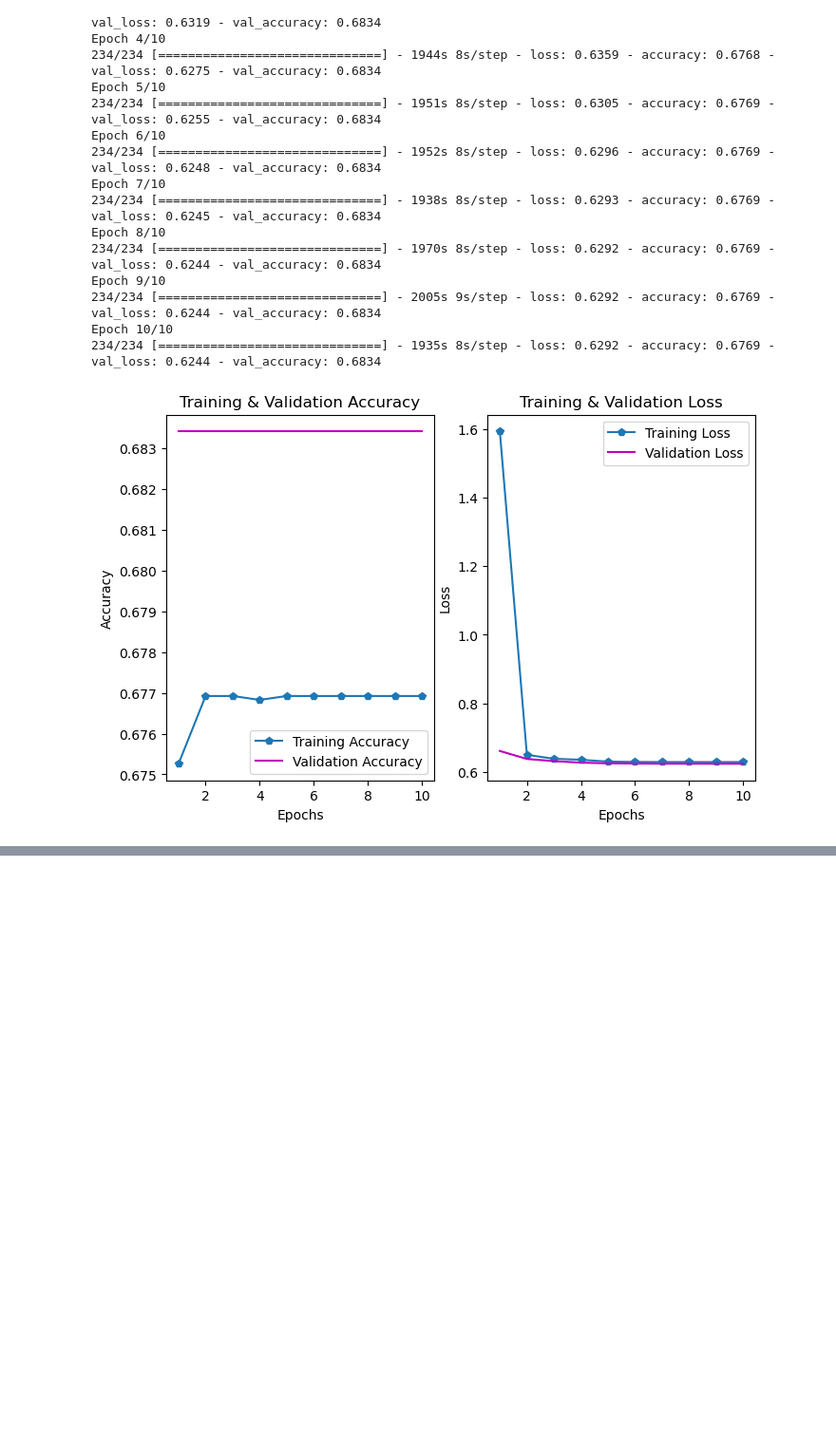
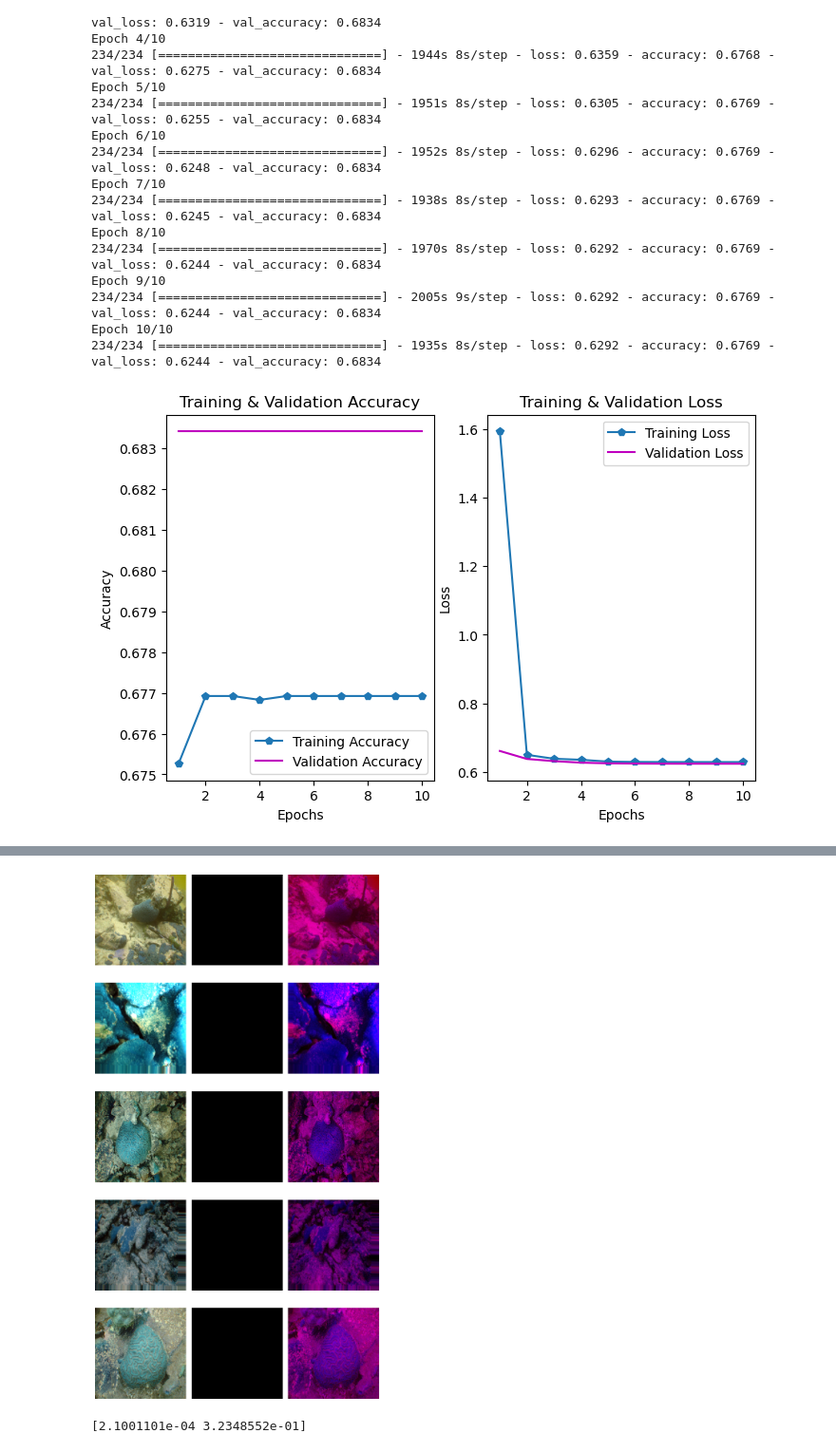
Before and after one commit to sumaiya008/Segmenting-Coral-Branch-tips, a Jupyter notebook: notebooks/1.0_Model_Unet.ipynb, the cells around one changed output, grey strips where cells are left out. Shown at 95% size. Drawn from its saved outputs; the diff is of its cells as text; code cells hidden in the pictures; blank space fills up the shorter version.

```diff
--- a/notebooks/1.0_Model_Unet.ipynb
+++ b/notebooks/1.0_Model_Unet.ipynb
@@ -158,0 +294,68 @@ plt.show()
+# %%
+import matplotlib.pyplot as plt
+import numpy as np
+
+# Assuming X_train and predicted_masks are defined
+
+# Number of image-mask pairs to display
+num_pairs_to_display = 5
+
+# Create a figure with subplots
+fig, axes = plt.subplots(num_pairs_to_display, 3, figsize=(8, 15))
+
+# Display the first 5 image-mask pairs
+for i in range(num_pairs_to_display):
+    image = X_train[i]
+    mask = predicted_masks[i]
+
+    # Create a blue mask for the back part
+    blue_mask = np.zeros_like(mask)
+    blue_mask[mask == 0] = 1
+
+    # Create a red mask for the white part
+    red_mask = np.zeros_like(mask)
+    red_mask[mask > 0.5] = 1  # Adjust the threshold based on your specific case
+
+    # Remove the last dimension of red_mask and blue_mask
+    red_mask = np.squeeze(red_mask)
+    blue_mask = np.squeeze(blue_mask)
+
+    # Create a new image with blue and red regions based on the masks
+    combined_mask = np.zeros_like(image)
+    combined_mask[:, :, 0] = red_mask * 255  # Set the red channel to red_mask
+    combined_mask[:, :, 2] = blue_mask * 255  # Set the blue channel to blue_mask
+
+    # Ensure the values are in the valid range
+    combined_mask = np.clip(combined_mask, 0, 255)
+
+    # Overlay the combined mask on top of the original image
+    overlay_image = np.zeros_like(image)
+    overlay_image[:, :, 0] = image[:, :, 0] * (1 - red_mask) + combined_mask[:, :, 0]  # Red channel
+    overlay_image[:, :, 2] = image[:, :, 2] * (1 - blue_mask) + combined_mask[:, :, 2]  # Blue channel
+
+    # Ensure the values are in the valid range
+    overlay_image = np.clip(overlay_image, 0, 255)
+
+    # Plot the original image
+    axes[i, 0].imshow(image.astype(np.uint8), cmap='gray')
+    axes[i, 0].axis('off')
+
+    # Plot the modified mask with blue and red parts
+    axes[i, 1].imshow(combined_mask.astype(np.uint8))
+    axes[i, 1].axis('off')
+
+    # Plot the overlay image
+    axes[i, 2].imshow(overlay_image.astype(np.uint8))
+    axes[i, 2].axis('off')
+
+# Adjust spacing between subplots
+plt.tight_layout()
+
+# Show the plots
+plt.show()
+# %% [output]
+[figure, added]
+# %%
+print(np.unique(predicted_masks[i]))
+# %% [output]
+[2.1001101e-04 3.2348552e-01]
```
Also changed, not shown: parts of 7 cells of this notebook, 3 other files.
